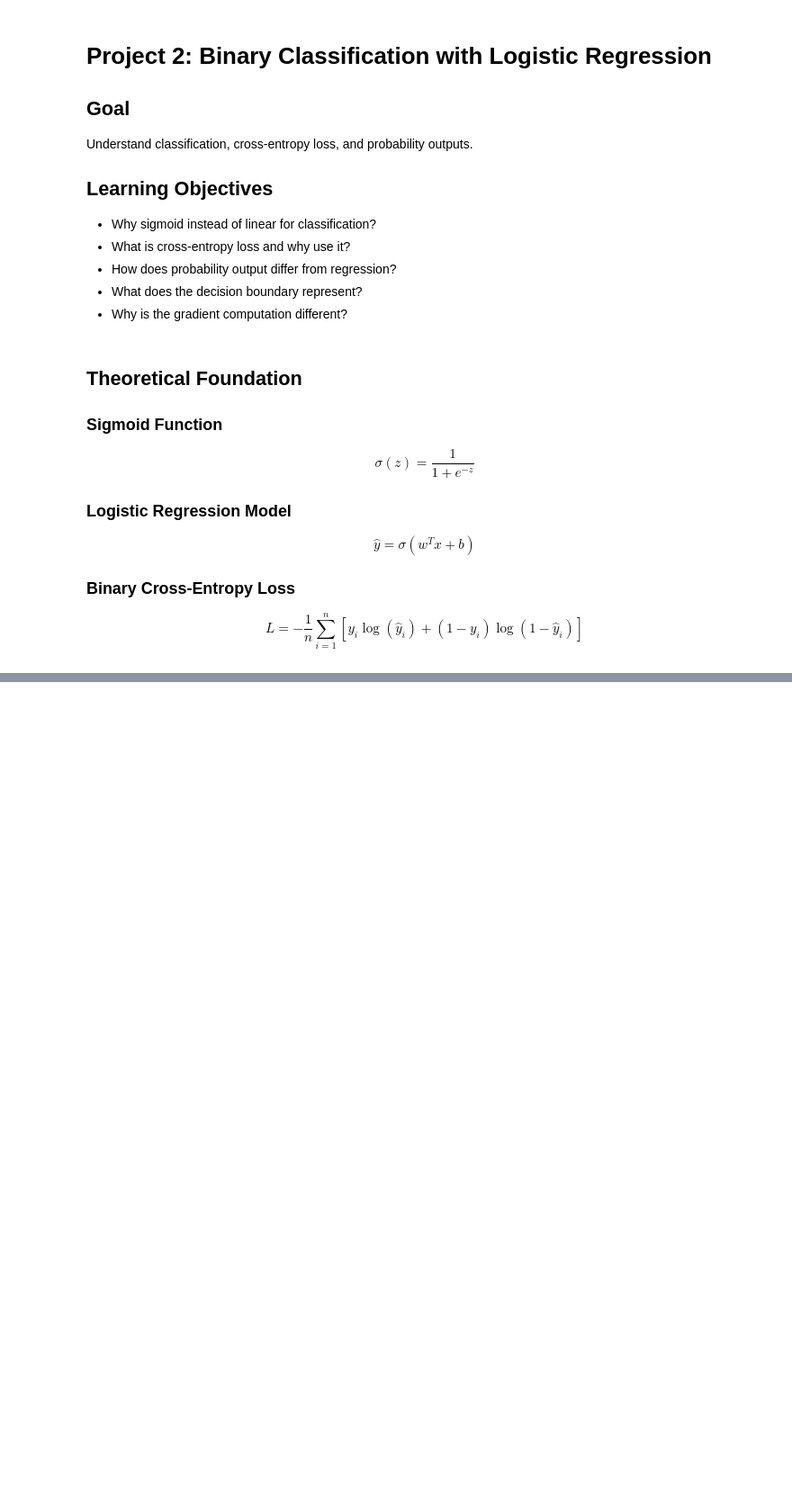
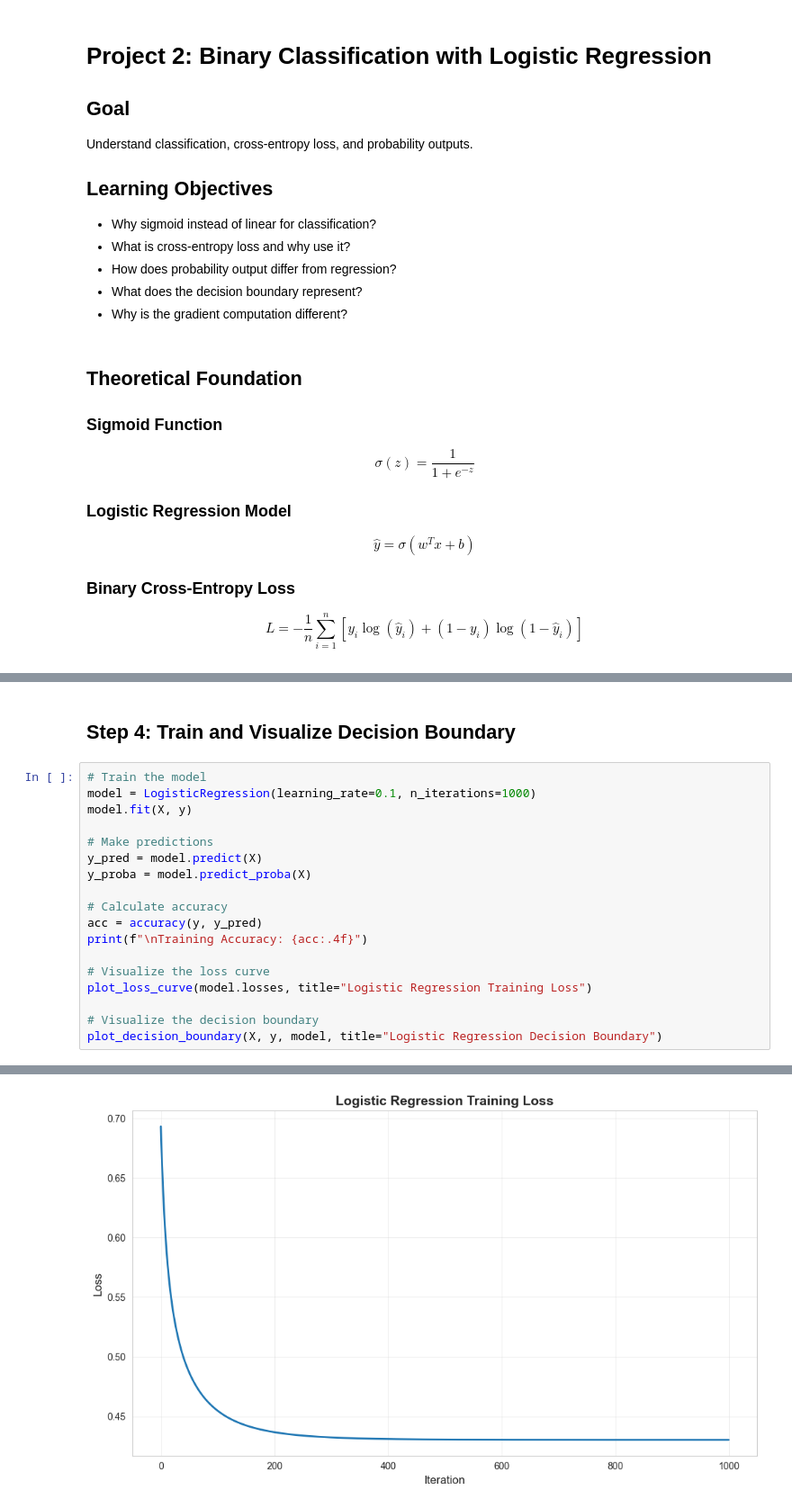
Before and after one commit to theRealMarkCastillo/learning-ml-to-llm, a Jupyter notebook: projects/phase1_classical_ml/project02_logistic_regression/logistic_regression_from_scratch.ipynb, the cells around one changed output, grey strips where cells are left out. Shown at 90% size. Saved outputs shown, nothing was run; the diff lists cells and outputs as text; blank space fills up the shorter version.

```diff
--- a/projects/phase1_classical_ml/project02_logistic_regression/logistic_regression_from_scratch.ipynb
+++ b/projects/phase1_classical_ml/project02_logistic_regression/logistic_regression_from_scratch.ipynb
@@ -41,0 +204,21 @@ print("Libraries imported!")
+# %% [markdown]
+## Step 4: Train and Visualize Decision Boundary
+# %%
+# Train the model
+model = LogisticRegression(learning_rate=0.1, n_iterations=1000)
+model.fit(X, y)
+
+# Make predictions
+y_pred = model.predict(X)
+y_proba = model.predict_proba(X)
+
+# Calculate accuracy
+acc = accuracy(y, y_pred)
+print(f"\nTraining Accuracy: {acc:.4f}")
+
+# Visualize the loss curve
+plot_loss_curve(model.losses, title="Logistic Regression Training Loss")
+
+# Visualize the decision boundary
+plot_decision_boundary(X, y, model, title="Logistic Regression Decision Boundary")
+# %% [output]
@@ -41,0 +237 @@ print("Libraries imported!")
+[figure, added]
```
Also changed, not shown: parts of 10 cells of this notebook, 41 other files.
